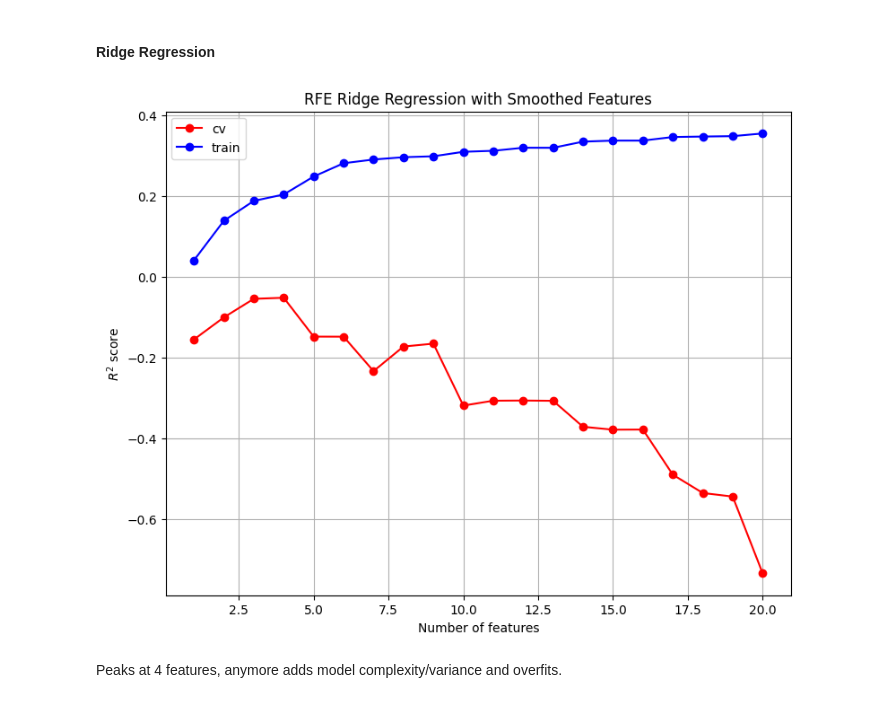
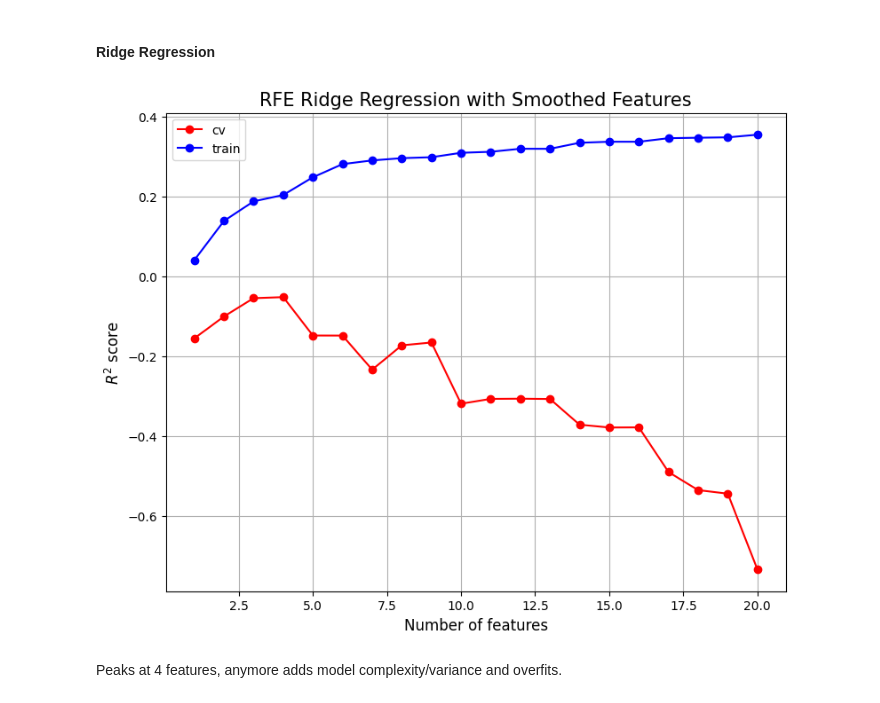
Before and after one commit to fraser2763/AI4-CW2, a Jupyter notebook: RF_DT_F.ipynb, the cells around one changed output. Saved outputs shown, nothing was run; the diff lists cells and outputs as text; code cells hidden in the pictures.

```diff
--- a/RF_DT_F.ipynb
+++ b/RF_DT_F.ipynb
@@ -383,18 +396,19 @@ CV Mean R2 (val):    -3.418  ± 3.297
 CV Mean RMSE (val):  5.254
 CV Mean MAE (val):   4.111
 # %%
-param_grid = {'max_depth': [None,1,2,3,4, 5, 6,7,8,9,10,],         # limit tree depth
+param_grid = {'max_depth': [None,1,2,3,4, 5, 6,7,8,9,10,15,20,25],         # limit tree depth
 }
 
 DT = DecisionTreeRegressor(random_state=rand)
 
 search = GridSearchCV(
     estimator=DT,
-    param_grid=param_grid,               # number of random combinations to try
-    cv=tss,                     # cross-validation folds
-    scoring='r2',             # or 'neg_mean_squared_error'
+    param_grid=param_grid,
+    cv=tss,
+    scoring='r2',
     n_jobs=-1,
-    verbose=1)
+    verbose=1,
+    return_train_score=True)
 
 search.fit(X_train, y_train["Real GDP (Percent Change)"])
 
@@ -404,5 +418,5 @@ cv = pd.DataFrame(search.cv_results_)
 
 cv_top = pd.DataFrame(cv.sort_values('mean_test_score', ascending=False).head(10))
 print(search.best_params_)
-cv_top[["param_max_depth",'mean_test_score','std_test_score']]
+cv_top
 # %% [output]
@@ -625,7 +647,7 @@ rolling_std(X_train_sm, "Effective Federal Funds Rate", y_train_sm)
 rolling_std(X_test_sm, "Effective Federal Funds Rate", y_test_sm)
 
 X_train_sm.drop(columns=[i for i in X_train_sm.columns if ("mean" not in i and "std" not in i)], inplace=True)
-
+X_test_sm.drop(columns=[i for i in X_test_sm.columns if ("mean" not in i and "std" not in i)], inplace=True)
 
 
 
@@ -703,0 +728,11 @@ NaNs in y_test_sm: 0
+# %%
+reg_pipe = Pipeline([
+    ("scaler", StandardScaler()),
+    ("RFE", RFE(Ridge(alpha=0.1, random_state=rand), n_features_to_select=5))])
+
+reg_pipe.fit(X_train_sm, y_train_sm)
+y_pred = reg_pipe.predict((X_test_sm))
+rmse = np.sqrt(mean_squared_error(y_test, y_pred))
+mae = mean_absolute_error(y_test, y_pred)
+r2 = r2_score(y_test, y_pred)
+print(f"Test RMSE: {rmse:.3f} | Test MAE: {mae:.3f} | Test R2: {r2:.3f}")
@@ -751,38 +790,38 @@ scaler = StandardScaler()
 
 reg_pipe = Pipeline([
     ("scaler", scaler),
     ("model", Ridge(alpha=0.1, random_state=rand))])         # instantiate pipeline class, setting the scaler and model (ridge regression)
 cv_score = []
 train_score = []
 
 for i in range(1, len(X_train_sm.columns)):
     rfe = RFE(Ridge(alpha=0.1, random_state=rand), n_features_to_select=i)
-    rfe.fit(scaler.fit_transform(X_train_sm), scaler.fit_transform(y_train_sm))
+    rfe.fit(scaler.fit_transform(X_train_sm), y_train_sm)
     cols = X_train_sm.columns[rfe.support_]
     X_rfe = X_train_sm[cols]
 
     #  time-series aware cross validation
     cv_reg = cross_validate(
         reg_pipe, X_rfe, y_train_sm, cv=tss, n_jobs=-1,
         scoring=("r2", "neg_mean_squared_error", "neg_mean_absolute_error"),
         return_train_score=True)
 
     cv_score.append(cv_reg['test_r2'].mean())
     train_score.append(cv_reg['train_r2'].mean())
     # print(f"CV Mean R2 (train):  {cv_reg['train_r2'].mean():.3f} ± {cv_reg['train_r2'].std():.3f}               {i}")
     # print(f"CV Mean R2 (val):    {cv_reg['test_r2'].mean():.3f}  ± {cv_reg['test_r2'].std():.3f}\n")
 
 plt.figure(figsize=(9,7))
 plt.plot(range(1, len(X_train_sm.columns)), cv_score, 'o-', color='r', label='cv')
 plt.plot(range(1, len(X_train_sm.columns)), train_score, 'o-', color='b', label='train')
-plt.xlabel("Number of features")
-plt.ylabel("$R^2$ score")
-plt.title("RFE Ridge Regression with Smoothed Features")
+plt.xlabel("Number of features", fontsize=12)
+plt.ylabel("$R^2$ score", fontsize=12)
+plt.title("RFE Ridge Regression with Smoothed Features", fontsize=15)
 plt.legend()
 plt.grid()
 plt.show()
 # %% [output]
-[figure, old version]
+[figure, new version]
 # %% [markdown]
 Peaks at 4 features, anymore adds model complexity/variance and overfits.
 # %%
```
Also changed, not shown: parts of 26 cells of this notebook.
